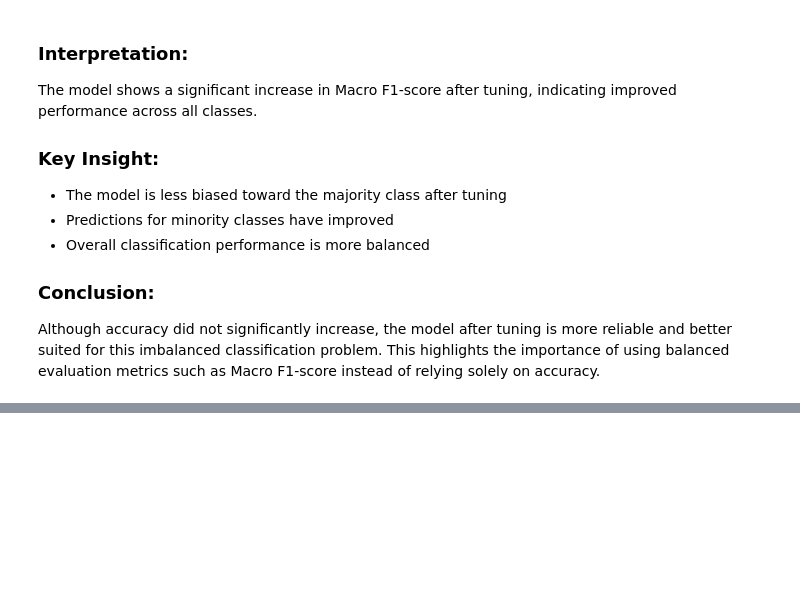
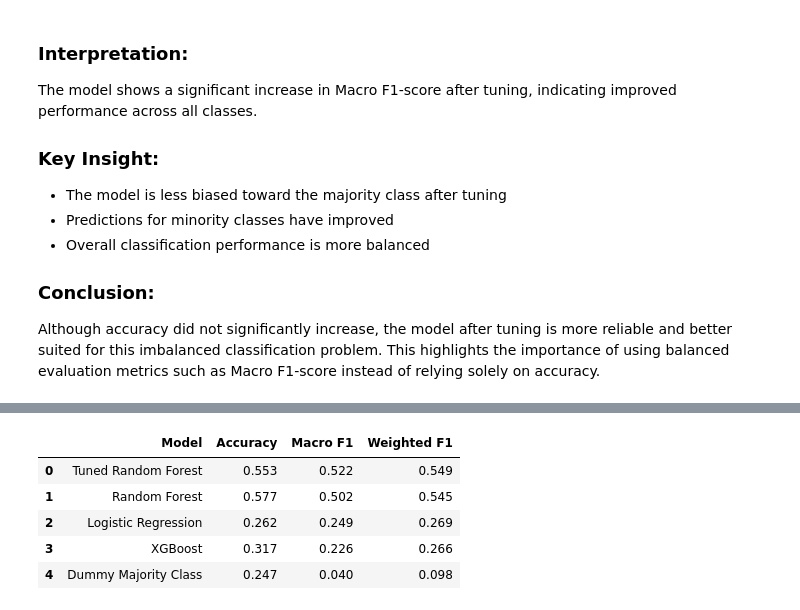
Before and after one commit to ChairoSolutions/Chicago-crash-cause-prediction, a Jupyter notebook: index.ipynb, the cells around one changed output, grey strips where cells are left out. Saved outputs shown, nothing was run; the diff lists cells and outputs as text; code cells hidden in the pictures; blank space fills up the shorter version.

Commit message:
Add model evaluation table and comparison analysis

```diff
--- a/index.ipynb
+++ b/index.ipynb
@@ -1497,0 +1506,48 @@ This reduces the risk of overfitting and provides a more reliable estimate of re
+# %%
+from sklearn.dummy import DummyClassifier
+
+dummy_model = DummyClassifier(strategy="most_frequent")
+dummy_model.fit(X_train_encoded, y_train)
+dummy_pred = dummy_model.predict(X_test_encoded)
+# %%
+# convert all predictions to strings
+# Convert numeric predictions back to original labels
+dummy_pred = le.inverse_transform(dummy_pred)
+rf_pred = le.inverse_transform(rf_pred)
+xgb_pred = le.inverse_transform(xgb_pred)
+rf_adv_pred = le.inverse_transform(rf_adv_pred)
+
+# Convert y_test back too
+y_test = le.inverse_transform(y_test)
+# %%
+from sklearn.metrics import accuracy_score, f1_score
+import pandas as pd
+
+evaluation_results = []
+
+model_predictions = {
+    "Dummy Majority Class": dummy_pred,
+    "Logistic Regression": y_pred,
+    "Random Forest": rf_pred,
+    "XGBoost": xgb_pred,
+    "Tuned Random Forest": rf_adv_pred
+}
+
+for model_name, preds in model_predictions.items():
+    evaluation_results.append({
+        "Model": model_name,
+        "Accuracy": accuracy_score(y_test, preds),
+        "Macro F1": f1_score(y_test, preds, average='macro'),
+        "Weighted F1": f1_score(y_test, preds, average='weighted')
+    })
+
+evaluation_df = pd.DataFrame(evaluation_results).round(3)
+evaluation_df = evaluation_df.sort_values(by="Macro F1", ascending=False)
+evaluation_df.reset_index(drop=True)
+# %% [output]
+|  | Model | Accuracy | Macro F1 | Weighted F1 |
+| 0 | Tuned Random Forest | 0.553 | 0.522 | 0.549 |
+| 1 | Random Forest | 0.577 | 0.502 | 0.545 |
+| 2 | Logistic Regression | 0.262 | 0.249 | 0.269 |
+| 3 | XGBoost | 0.317 | 0.226 | 0.266 |
+| 4 | Dummy Majority Class | 0.247 | 0.040 | 0.098 |
```
Also changed, not shown: parts of 9 cells of this notebook.
